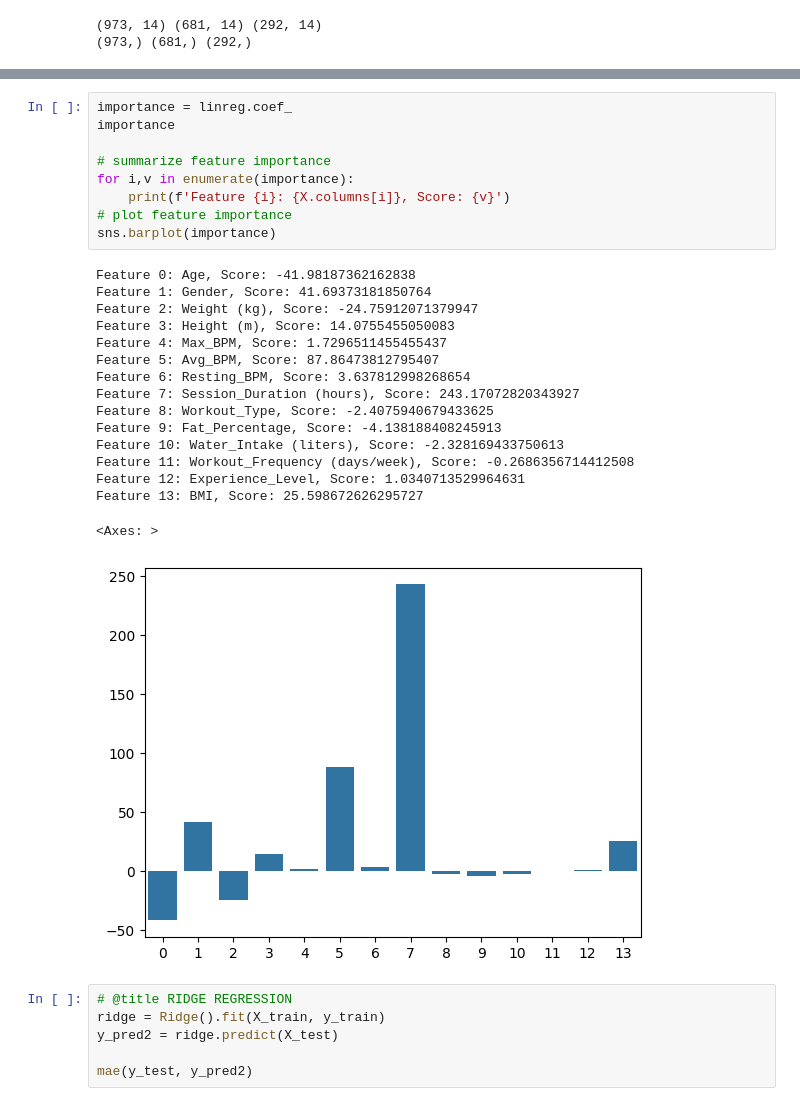
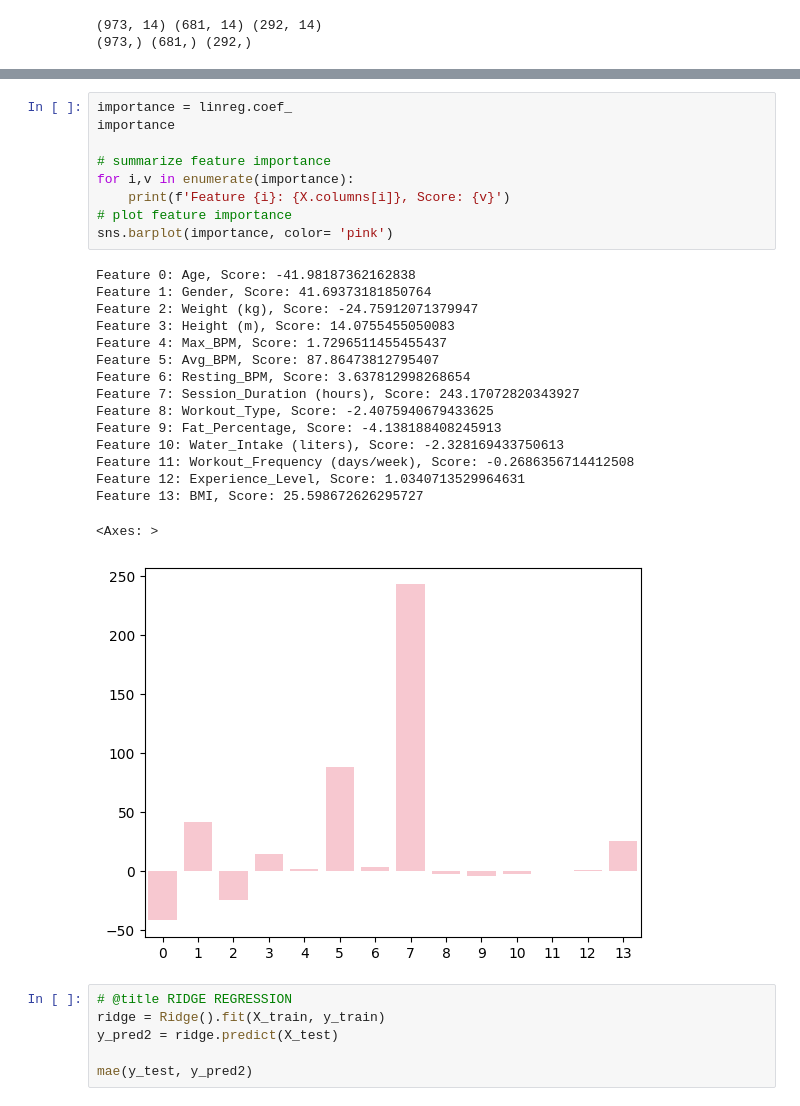
Before and after one commit to natoo77/GymMemebersDataset, a Jupyter notebook: Gym_Members_Exercise_Dataset_EDA_+_Calorie_prediction_regression_+_Experience_level_classification.ipynb, the cells around one changed output, grey strips where cells are left out. Drawn from its saved outputs; the diff is of its cells as text.

```diff
--- a/Gym_Members_Exercise_Dataset_EDA_+_Calorie_prediction_regression_+_Experience_level_classification.ipynb
+++ b/Gym_Members_Exercise_Dataset_EDA_+_Calorie_prediction_regression_+_Experience_level_classification.ipynb
@@ -308,29 +317,29 @@ plt.show()
 # %%
 importance = linreg.coef_
 importance
 
 # summarize feature importance
 for i,v in enumerate(importance):
 	print(f'Feature {i}: {X.columns[i]}, Score: {v}')
 # plot feature importance
-sns.barplot(importance)
+sns.barplot(importance, color= 'pink')
 # %% [output]
 Feature 0: Age, Score: -41.98187362162838
 Feature 1: Gender, Score: 41.69373181850764
 Feature 2: Weight (kg), Score: -24.75912071379947
 Feature 3: Height (m), Score: 14.0755455050083
 Feature 4: Max_BPM, Score: 1.7296511455455437
 Feature 5: Avg_BPM, Score: 87.86473812795407
 Feature 6: Resting_BPM, Score: 3.637812998268654
 Feature 7: Session_Duration (hours), Score: 243.17072820343927
 Feature 8: Workout_Type, Score: -2.4075940679433625
 Feature 9: Fat_Percentage, Score: -4.138188408245913
 Feature 10: Water_Intake (liters), Score: -2.328169433750613
 Feature 11: Workout_Frequency (days/week), Score: -0.2686356714412508
 Feature 12: Experience_Level, Score: 1.0340713529964631
 Feature 13: BMI, Score: 25.598672626295727
 <Axes: >
-[figure, old version]
+[figure, new version]
 # %%
 # @title RIDGE REGRESSION
 ridge = Ridge().fit(X_train, y_train)
```
Also changed, not shown: parts of 52 cells of this notebook.
